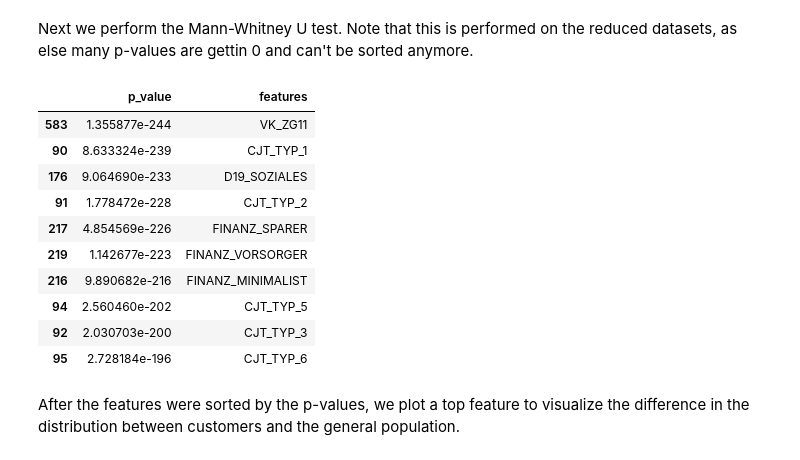
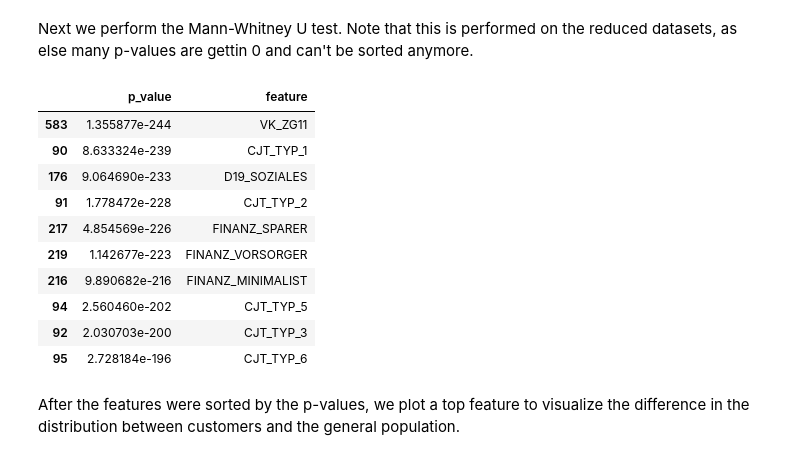
Before and after one commit to rafsch16/customer-segmentation-report-arvato, a Jupyter notebook: Arvato Project Workbook.ipynb, the cells around one changed output. Saved outputs shown, nothing was run; the diff lists cells and outputs as text; code cells hidden in the pictures.

```diff
--- a/Arvato Project Workbook.ipynb
+++ b/Arvato Project Workbook.ipynb
@@ -547,14 +577,14 @@ for col in customers.columns:
 # %%
 # cast p_values and features into numpy array
 p_arr = np.array([p_values, features]).T
 
 # create a DataFrame and sort for p_values
-df_p_values=pd.DataFrame(p_arr, columns=['p_value', 'features'])
-df_p_values_cp=df_p_values.astype({'p_value': 'float64', 'features': 'object'}, copy=True)
+df_p_values=pd.DataFrame(p_arr, columns=['p_value', 'feature'])
+df_p_values_cp=df_p_values.astype({'p_value': 'float64', 'feature': 'object'}, copy=True)
 df_p_values_cp.sort_values(by='p_value', axis=0, inplace=True, ascending=True)
 df_p_values_cp.head(10)
 # %% [output]
-|  | p_value | features |
+|  | p_value | feature |
 | 583 | 1.355877e-244 | VK_ZG11 |
 | 90 | 8.633324e-239 | CJT_TYP_1 |
 | 176 | 9.064690e-233 | D19_SOZIALES |
```
Also changed, not shown: parts of 11 cells of this notebook, 1 other file.
